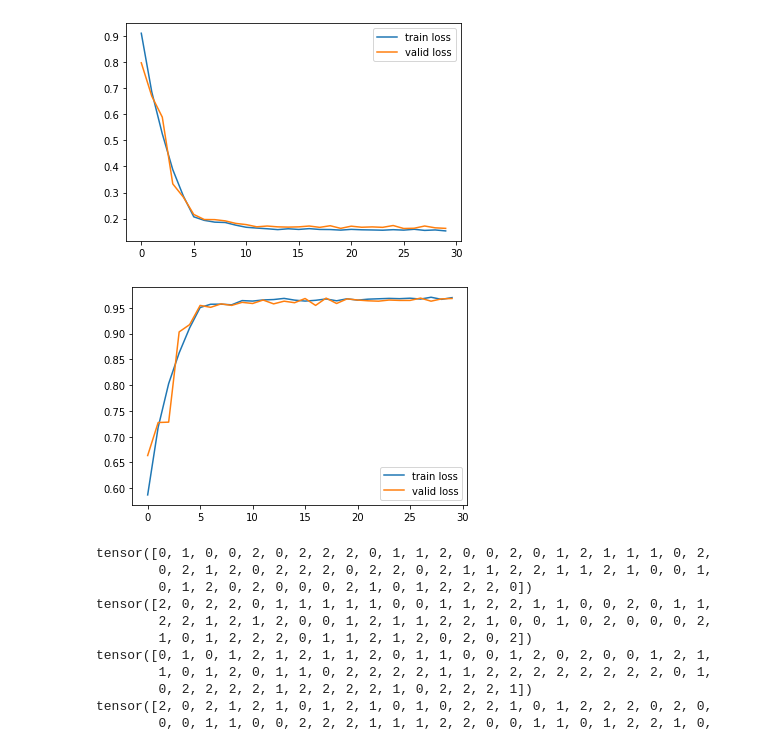
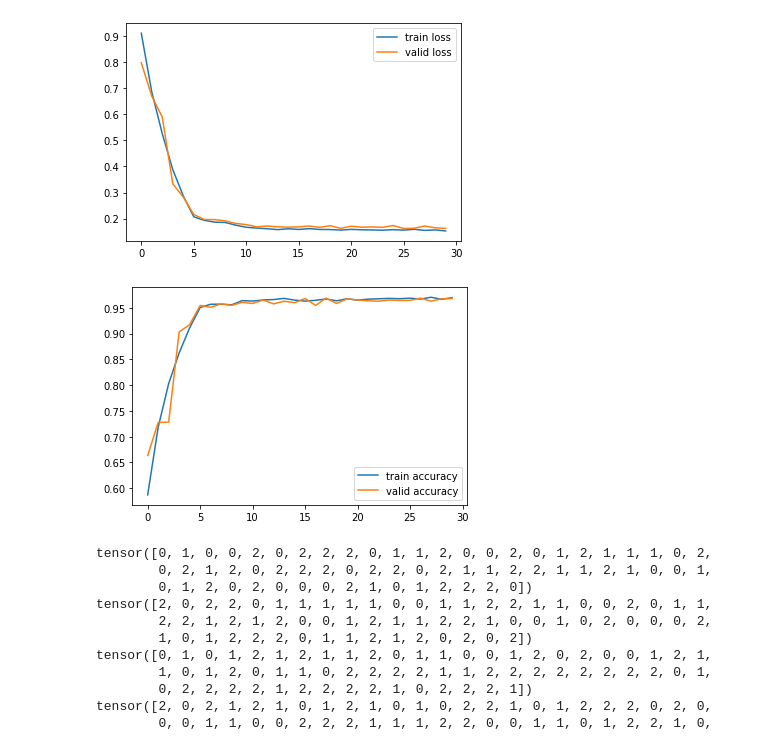
Before and after one commit to chun144/H-c-m-y---INT3405, a Jupyter notebook: train_model.ipynb, the cells around one changed output. Saved outputs shown, nothing was run; the diff lists cells and outputs as text; code cells hidden in the pictures.

```diff
--- a/train_model.ipynb
+++ b/train_model.ipynb
@@ -358,21 +358,21 @@ plt.show()
 # %%
 import json
 
 history_path = 'history_acc.json'
 
 history_file = open(history_path, "r")
 history = history_file.read()
 history_file.close()
 
 history = json.loads(history)
 
 import matplotlib.pyplot as plt
 plt.plot(history['train'])
 plt.plot(history['valid'])
-plt.legend(['train loss', 'valid loss'])
+plt.legend(['train accuracy', 'valid accuracy'])
 plt.show()
 # %% [output]
-[figure, old version]
+[figure, new version]
 # %%
 correct = 0
 
```
